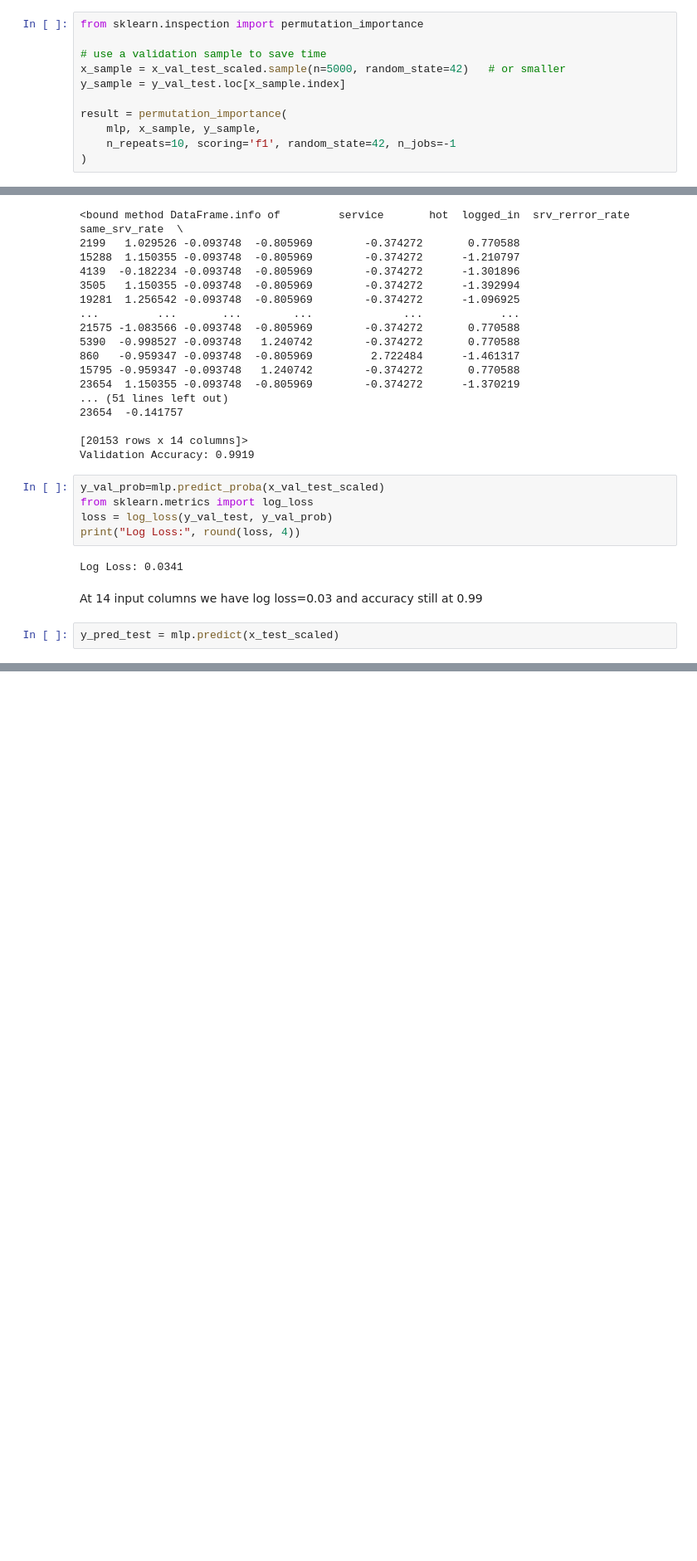
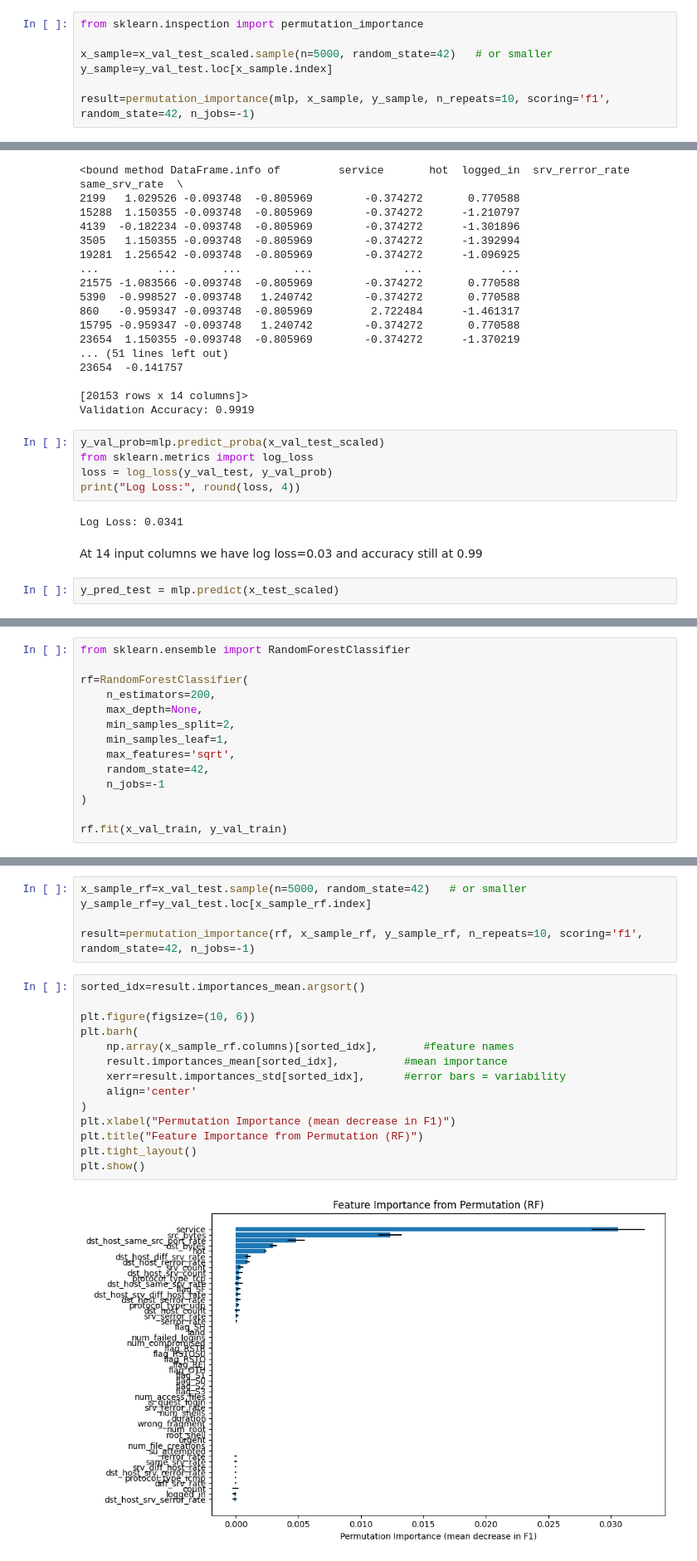
Before and after one commit to DinaKyr/network-intrusion-mlp, a Jupyter notebook: nn.ipynb, the cells around one changed output, grey strips where cells are left out. Shown: that part at 83% size. Drawn from its saved outputs; the diff is of its cells as text; blank space fills up the shorter version.

Commit message:
fifth commit, mlp and rf with important columns only

```diff
--- a/nn.ipynb
+++ b/nn.ipynb
@@ -253,14 +273,10 @@ Permutation Importance
 # %%
 from sklearn.inspection import permutation_importance
 
-# use a validation sample to save time
-x_sample = x_val_test_scaled.sample(n=5000, random_state=42)   # or smaller
-y_sample = y_val_test.loc[x_sample.index]
+x_sample=x_val_test_scaled.sample(n=5000, random_state=42)   # or smaller
+y_sample=y_val_test.loc[x_sample.index]
 
-result = permutation_importance(
-    mlp, x_sample, y_sample,
-    n_repeats=10, scoring='f1', random_state=42, n_jobs=-1
-)
+result=permutation_importance(mlp, x_sample, y_sample, n_repeats=10, scoring='f1', random_state=42, n_jobs=-1)
 # %%
 import numpy as np
 
@@ -361,0 +380,14 @@ Data columns (total 14 columns):
+# %%
+from sklearn.ensemble import RandomForestClassifier
+
+rf=RandomForestClassifier(
+    n_estimators=200,
+    max_depth=None,
+    min_samples_split=2,
+    min_samples_leaf=1,
+    max_features='sqrt',
+    random_state=42,
+    n_jobs=-1
+)
+
+rf.fit(x_val_train, y_val_train)
@@ -361,0 +396,21 @@ Data columns (total 14 columns):
+# %%
+x_sample_rf=x_val_test.sample(n=5000, random_state=42)   # or smaller
+y_sample_rf=y_val_test.loc[x_sample_rf.index]
+
+result=permutation_importance(rf, x_sample_rf, y_sample_rf, n_repeats=10, scoring='f1', random_state=42, n_jobs=-1)
+# %%
+sorted_idx=result.importances_mean.argsort()
+
+plt.figure(figsize=(10, 6))
+plt.barh(
+    np.array(x_sample_rf.columns)[sorted_idx],       #feature names
+    result.importances_mean[sorted_idx],          #mean importance
+    xerr=result.importances_std[sorted_idx],      #error bars = variability
+    align='center'
+)
+plt.xlabel("Permutation Importance (mean decrease in F1)")
+plt.title("Feature Importance from Permutation (RF)")
+plt.tight_layout()
+plt.show()
+# %% [output]
+[figure, added]
```
Also changed, not shown: parts of 15 cells of this notebook.
